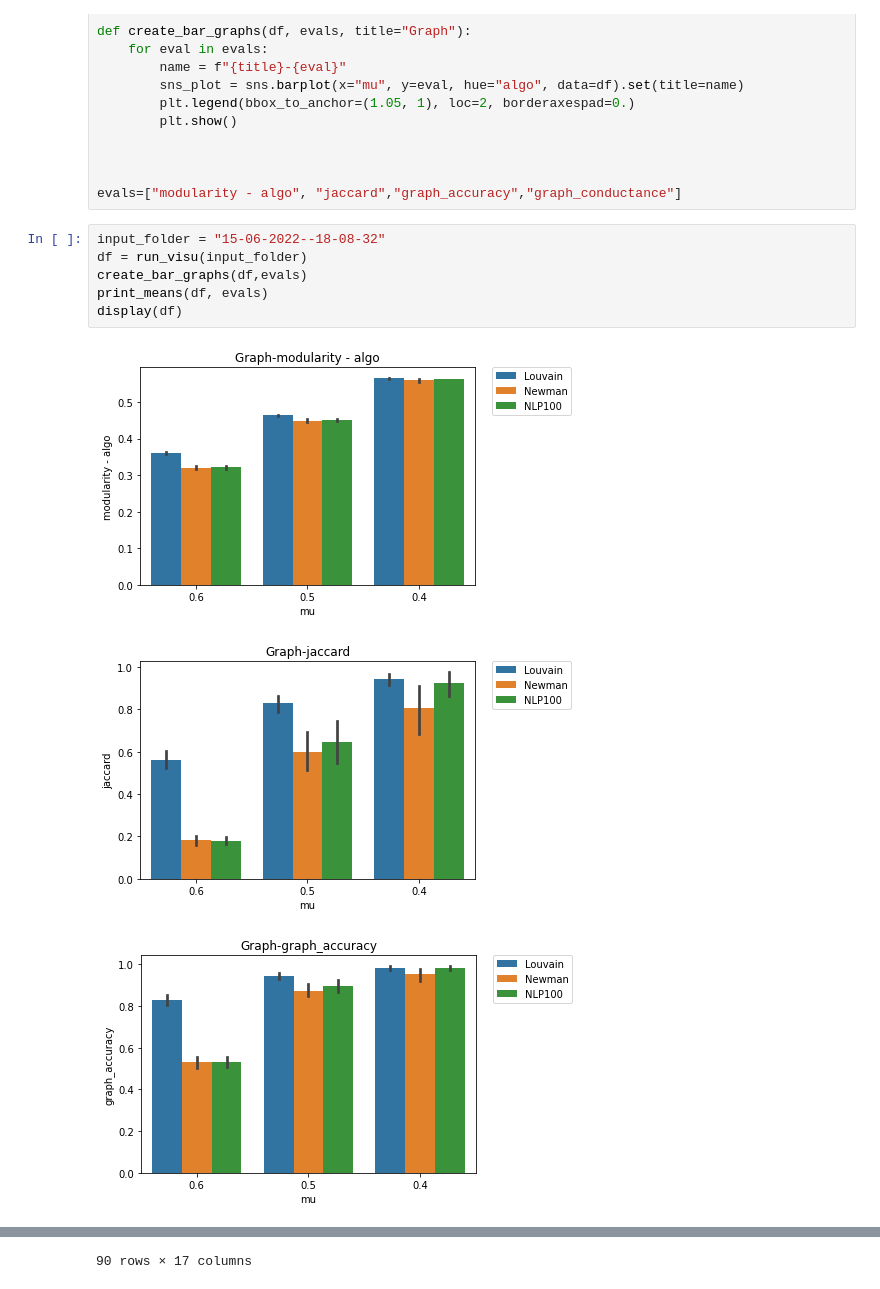
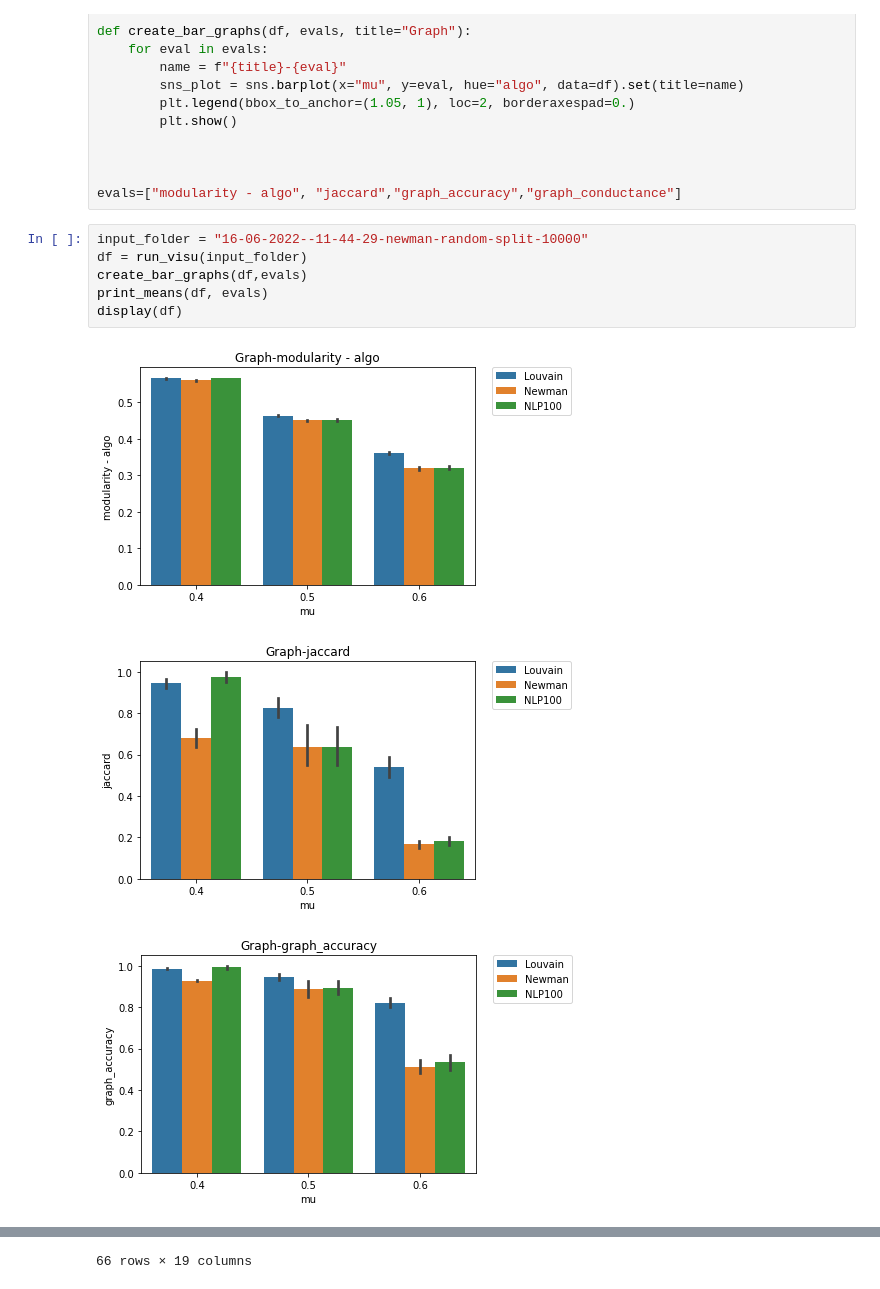
Before and after one commit to keskim1111/network-analysis, a Jupyter notebook: visualization/create_bar_plots_tests.ipynb, the cells around one changed output, grey strips where cells are left out. Saved outputs shown, nothing was run; the diff lists cells and outputs as text.

```diff
--- a/visualization/create_bar_plots_tests.ipynb
+++ b/visualization/create_bar_plots_tests.ipynb
@@ -96,12 +96,12 @@ def create_bar_graphs(df, evals, title="Graph"):
 
 evals=["modularity - algo", "jaccard","graph_accuracy","graph_conductance"]
 # %%
-input_folder = "15-06-2022--18-08-32"
+input_folder = "16-06-2022--11-44-29-newman-random-split-10000"
 df = run_visu(input_folder)
 create_bar_graphs(df,evals)
 print_means(df, evals)
 display(df)
 # %% [output]
-[figure, old version]
+[figure, new version]
-[figure, old version]
+[figure, new version]
-[figure, old version]
+[figure, new version]
@@ -138 +138 @@ avg for: NLP100, 0.6, graph_conductance:         0.32118641978520335
-90 rows × 17 columns
+66 rows × 19 columns
```
Also changed, not shown: parts of 1 cell of this notebook, 6 other files.
